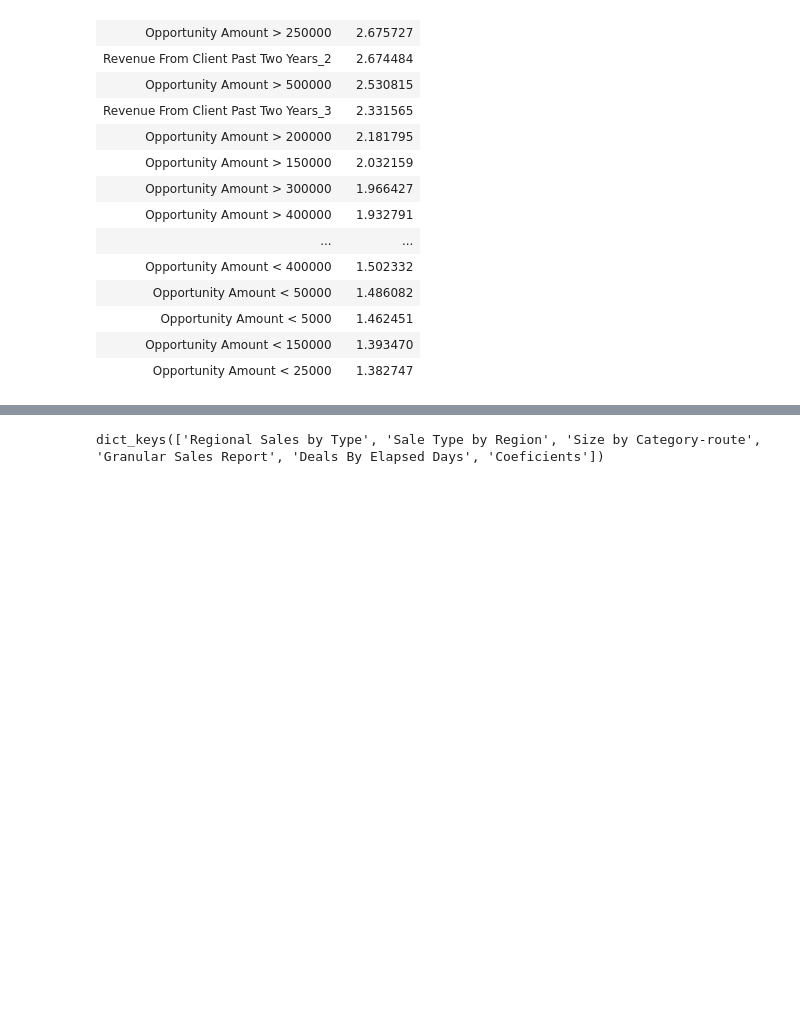
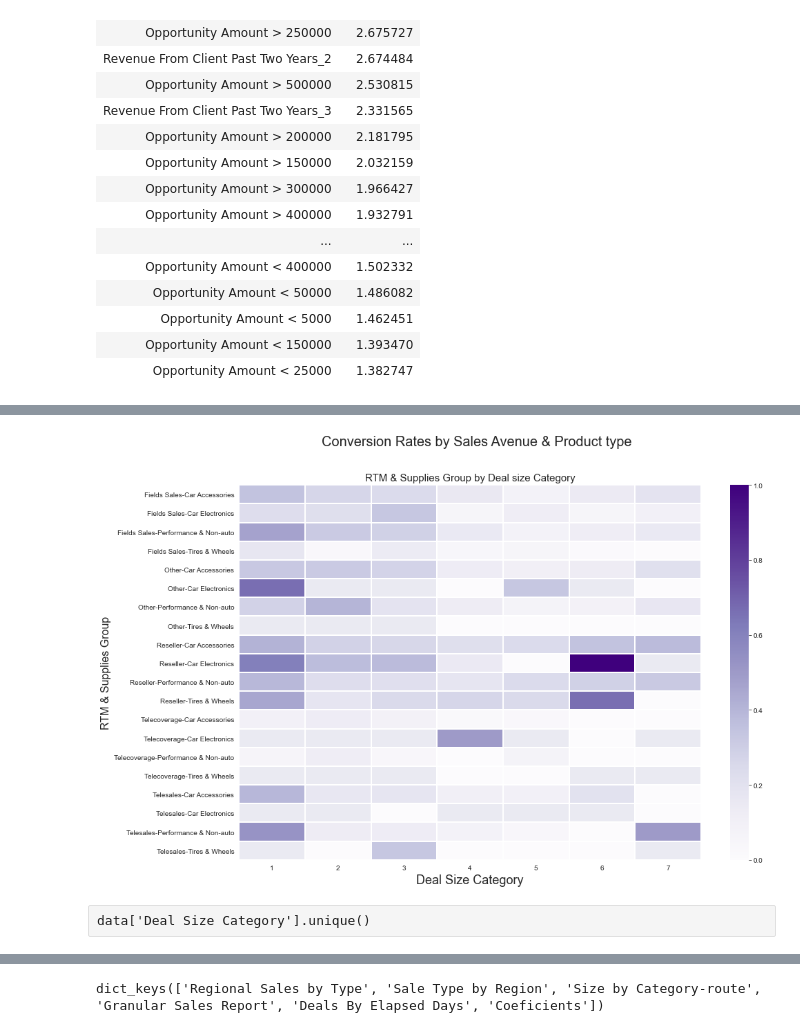
Before and after one commit to OliverAHernandez/IBM-Sales-Analysis, a Jupyter notebook: code/EDA.ipynb, the cells around one changed output, grey strips where cells are left out. Drawn from its saved outputs; the diff is of its cells as text; code cells hidden in the pictures; blank space fills up the shorter version.

```diff
--- a/code/EDA.ipynb
+++ b/code/EDA.ipynb
@@ -385,0 +400,14 @@ writer.save()
+# %%
+fig = plt.figure(figsize=(15,10))
+pivot_table = data.pivot_table(values='y_hat',index=['Route To Market','Supplies Group'],columns='Deal Size Category')
+sns.heatmap(pivot_table,cmap='Purples',linecolor='white',linewidths=1)
+
+fig.suptitle("Conversion Rates by Sales Avenue & Product type                      ", fontsize=20)
+plt.title('RTM & Supplies Group by Deal size Category',fontsize=15)
+plt.xlabel('Deal Size Category', fontsize=18)
+plt.ylabel('RTM & Supplies Group', fontsize=16)
+fig.savefig('../pictures/Route to Market(RTM) & Supplies Group by Deal size Category - (Conversion Rate).jpg')
+# %% [output]
+[figure, added]
+# %% [raw]
+data['Deal Size Category'].unique()
```
Also changed, not shown: parts of 10 cells of this notebook, 4 other files.
